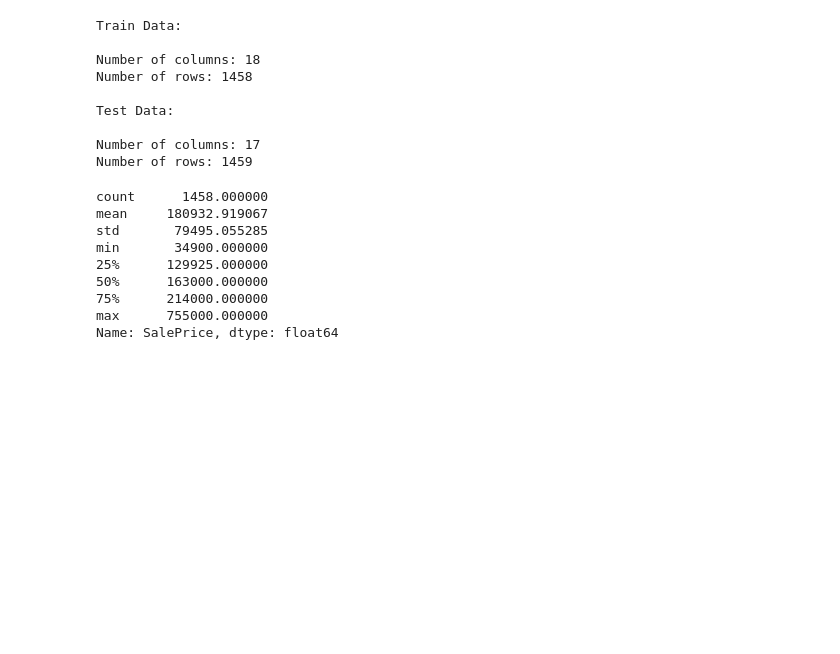
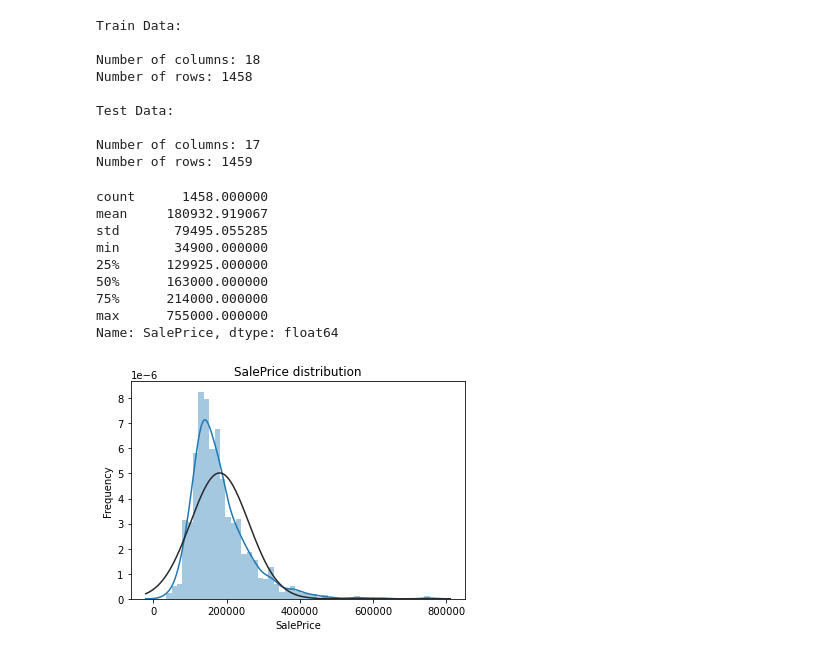
Before and after one commit to vvinci21/Team_8, a Jupyter notebook: Team8_HousingPred.ipynb, the cells around one changed output. Cells and saved outputs as stored; diff of their text form; code cells hidden in the pictures; blank space fills up the shorter version.

```diff
--- a/Team8_HousingPred.ipynb
+++ b/Team8_HousingPred.ipynb
@@ -52,3 +93,11 @@ min       34900.000000
 75%      214000.000000
 max      755000.000000
 Name: SalePrice, dtype: float64
+# %%
+sns.distplot(train.SalePrice,fit=norm);
+plt.ylabel('Frequency')
+plt.title('SalePrice distribution');
+
+(mu, sigma) = norm.fit(train['SalePrice']);
+# %% [output]
+[figure, added]
```
Also changed, not shown: parts of 24 cells of this notebook.
